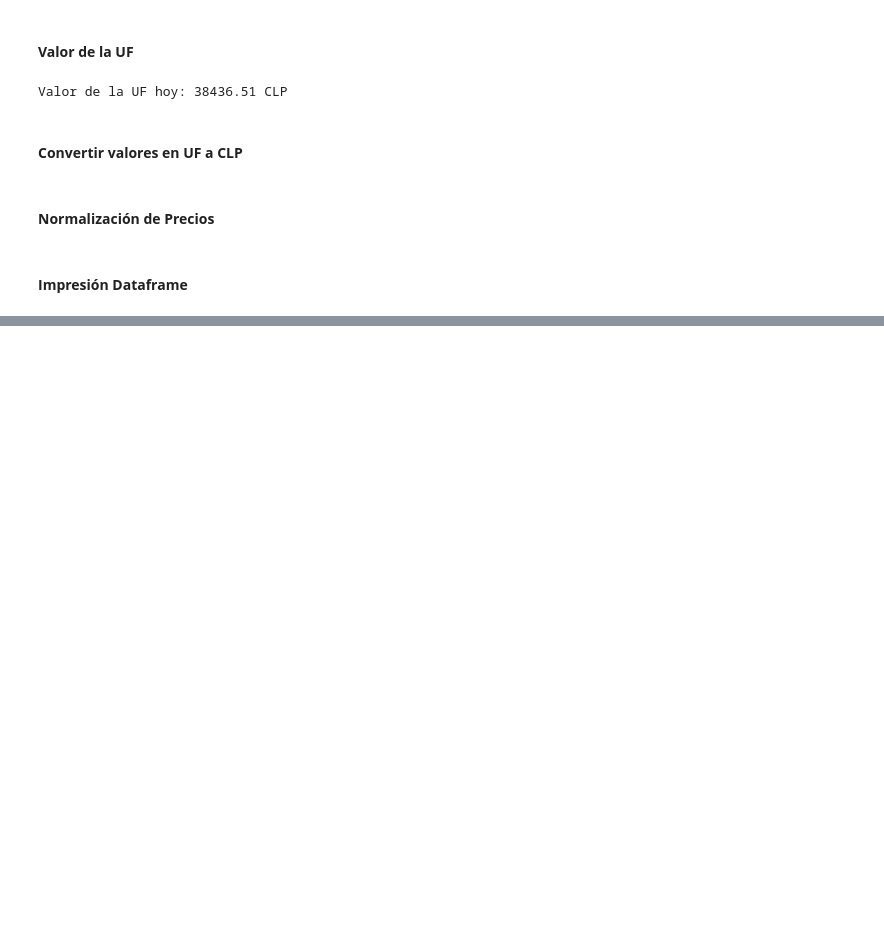
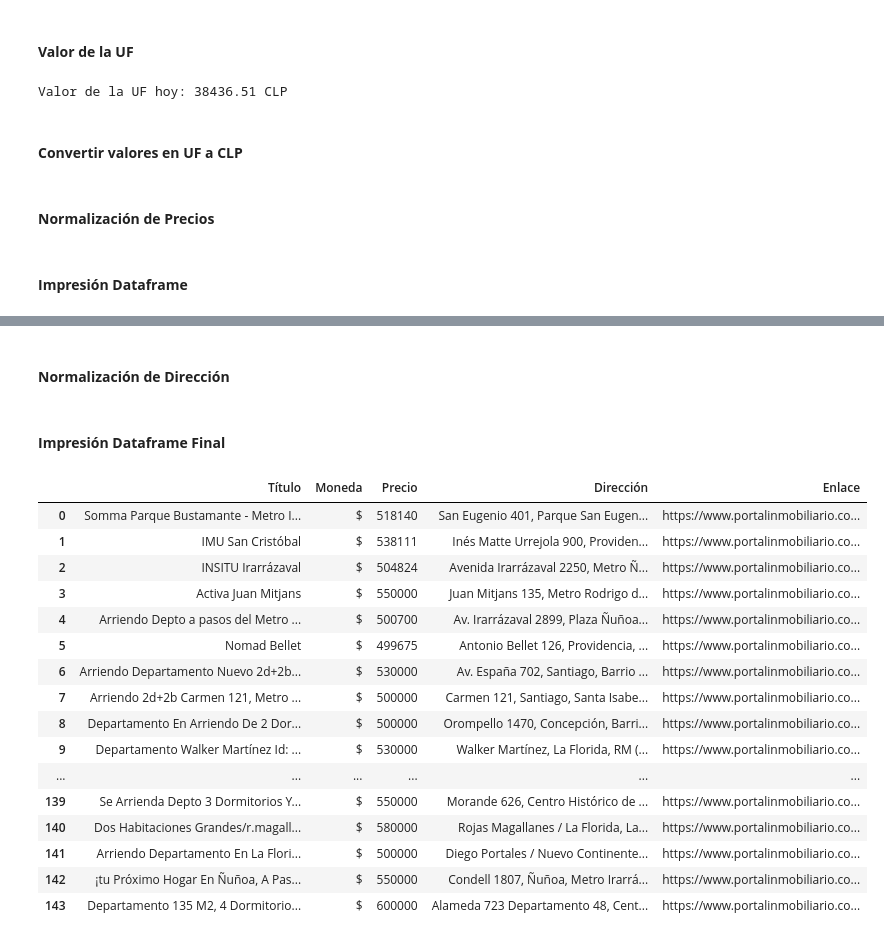
Before and after one commit to Vikktor93/webscraping-api-bd-project, a Jupyter notebook: project.ipynb, the cells around one changed output, grey strips where cells are left out. Drawn from its saved outputs; the diff is of its cells as text; code cells hidden in the pictures; blank space fills up the shorter version.

Commit message:
Se agrega la normalización de las direcciones mediante promedio del rango

```diff
--- a/project.ipynb
+++ b/project.ipynb
@@ -280,0 +282,43 @@ df_resultados
+# %% [markdown]
+#### **Normalización de Dirección**
+# %%
+# Función que calcula el promedio entre el primer y segundo número
+def normalizar_direccion(direccion):
+    # Reemplazar guion largo por guion normal para unificar el formato
+    direccion = direccion.replace('–', '-')
+
+    # Encontrar todos los números en la dirección
+    numeros = re.findall(r'\d+', direccion)
+
+    if len(numeros) >= 2:
+        # Calcular el promedio entre el primer y segundo número
+        promedio = int((int(numeros[0]) + int(numeros[1])) / 2)
+        # Reemplazar el rango completo con el número promedio
+        direccion = re.sub(r'\d+\s*-\s*\d+', str(promedio), direccion)
+
+    return direccion
+# %% [markdown]
+#### **Impresión Dataframe Final**
+# %%
+df_resultados['Dirección'] = df_resultados['Dirección'].apply(normalizar_direccion)
+# %%
+pd.set_option('display.max_rows', None)
+df_resultados
+# %% [output]
+|  | Título | Moneda | Precio | Dirección | Enlace |
+| 0 | Somma Parque Bustamante - Metro I... | $ | 518140 | San Eugenio 401, Parque San Eugen... | https://www.portalinmobiliario.co... |
+| 1 | IMU San Cristóbal | $ | 538111 | Inés Matte Urrejola 900, Providen... | https://www.portalinmobiliario.co... |
+| 2 | INSITU Irarrázaval | $ | 504824 | Avenida Irarrázaval 2250, Metro Ñ... | https://www.portalinmobiliario.co... |
+| 3 | Activa Juan Mitjans | $ | 550000 | Juan Mitjans 135, Metro Rodrigo d... | https://www.portalinmobiliario.co... |
+| 4 | Arriendo Depto a pasos del Metro ... | $ | 500700 | Av. Irarrázaval 2899, Plaza Ñuñoa... | https://www.portalinmobiliario.co... |
+| 5 | Nomad Bellet | $ | 499675 | Antonio Bellet 126, Providencia, ... | https://www.portalinmobiliario.co... |
+| 6 | Arriendo Departamento Nuevo 2d+2b... | $ | 530000 | Av. España 702, Santiago, Barrio ... | https://www.portalinmobiliario.co... |
+| 7 | Arriendo 2d+2b Carmen 121, Metro ... | $ | 500000 | Carmen 121, Santiago, Santa Isabe... | https://www.portalinmobiliario.co... |
+| 8 | Departamento En Arriendo De 2 Dor... | $ | 500000 | Orompello 1470, Concepción, Barri... | https://www.portalinmobiliario.co... |
+| 9 | Departamento Walker Martínez Id: ... | $ | 530000 | Walker Martínez, La Florida, RM (... | https://www.portalinmobiliario.co... |
+| ... | ... | ... | ... | ... | ... |
+| 139 | Se Arrienda Depto 3 Dormitorios Y... | $ | 550000 | Morande 626, Centro Histórico de ... | https://www.portalinmobiliario.co... |
+| 140 | Dos Habitaciones Grandes/r.magall... | $ | 580000 | Rojas Magallanes / La Florida, La... | https://www.portalinmobiliario.co... |
+| 141 | Arriendo Departamento En La Flori... | $ | 500000 | Diego Portales / Nuevo Continente... | https://www.portalinmobiliario.co... |
+| 142 | ¡tu Próximo Hogar En Ñuñoa, A Pas... | $ | 550000 | Condell 1807, Ñuñoa, Metro Irarrá... | https://www.portalinmobiliario.co... |
+| 143 | Departamento 135 M2, 4 Dormitorio... | $ | 600000 | Alameda 723 Departamento 48, Cent... | https://www.portalinmobiliario.co... |
```
Also changed, not shown: parts of 3 cells of this notebook.
